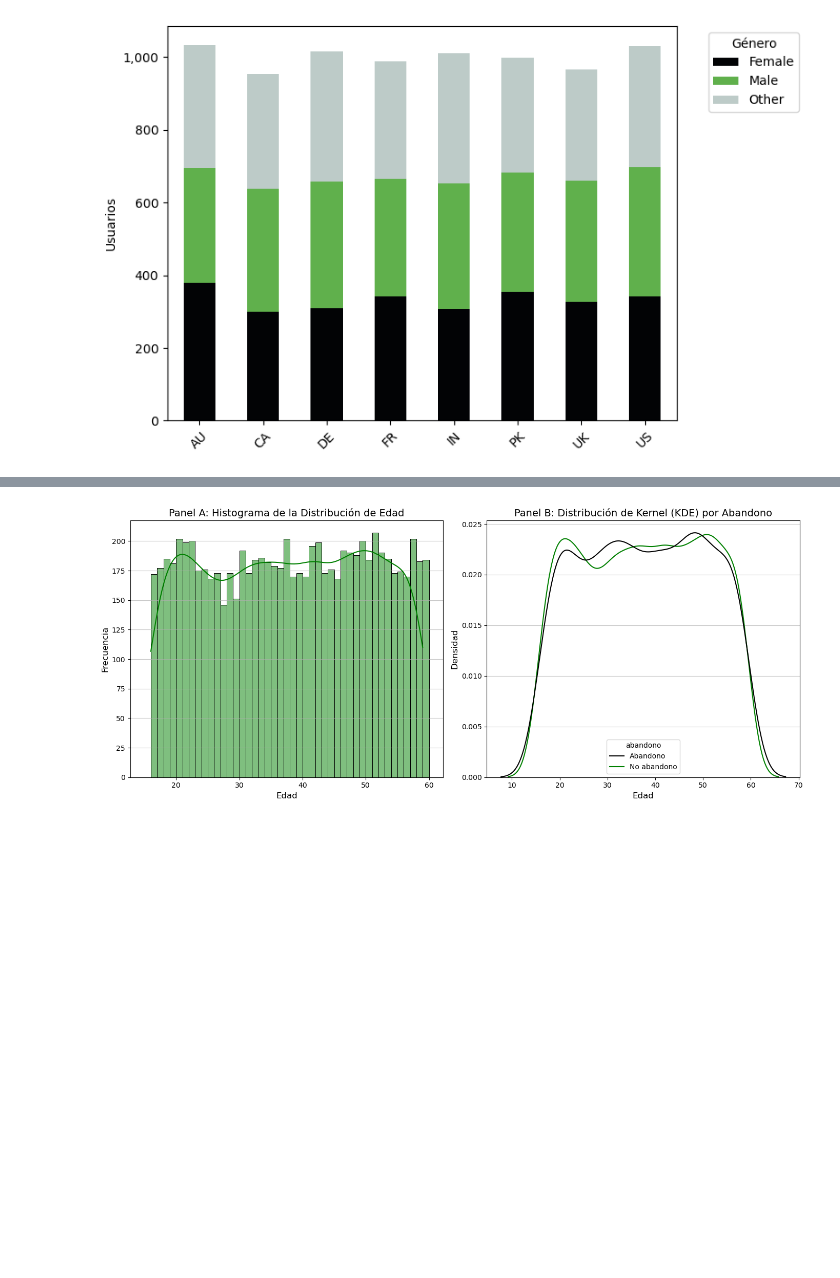
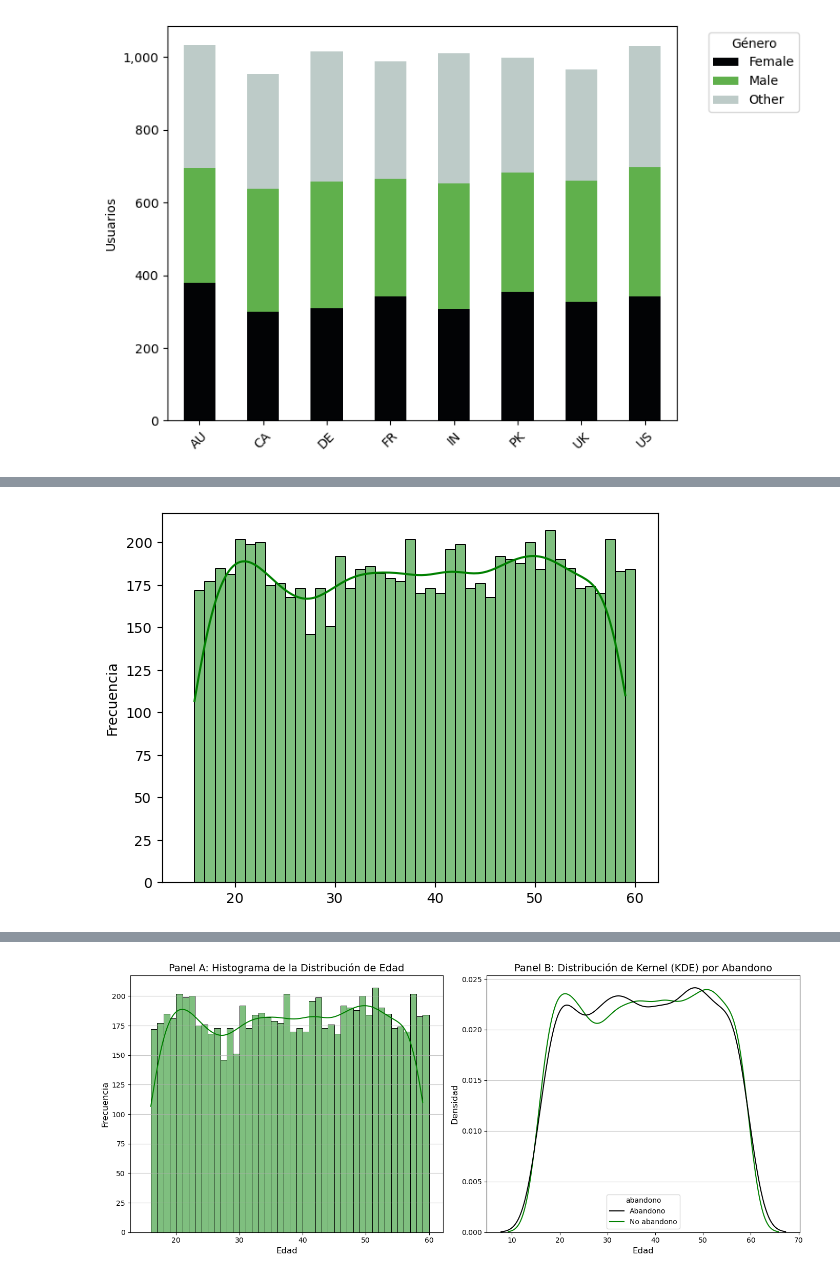
Before and after one commit to franlecam/BigDataUBA-Grupo1, a Jupyter notebook: TP_spotify/TP.ipynb, the cells around one changed output, grey strips where cells are left out. Cells and saved outputs as stored; diff of their text form; code cells hidden in the pictures; blank space fills up the shorter version.

```diff
--- a/TP_spotify/TP.ipynb
+++ b/TP_spotify/TP.ipynb
@@ -190,0 +201,15 @@ plt.show()
+# %%
+#Distribucion individual edad
+sns.histplot(
+    data=base,
+    x='age',
+    bins=range(15, base['age'].max() + 2, 1), # Agrupación por tramos de 5 años
+    kde=True,
+    color='green'
+)
+
+plt.xlabel('')     # Nombre del eje x
+plt.ylabel('Frecuencia')           # Nombre del eje y
+plt.show()
+# %% [output]
+[figure, added]
```
Also changed, not shown: parts of 16 cells of this notebook.
